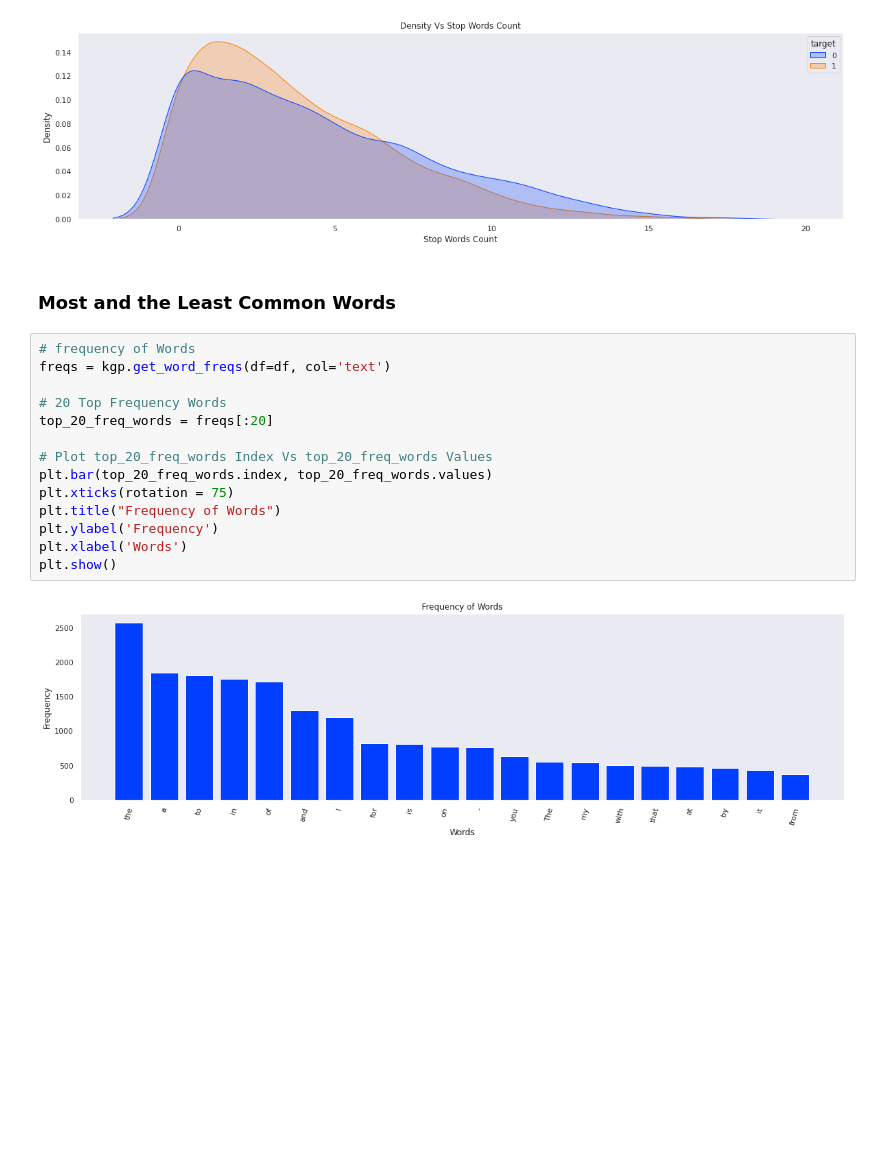
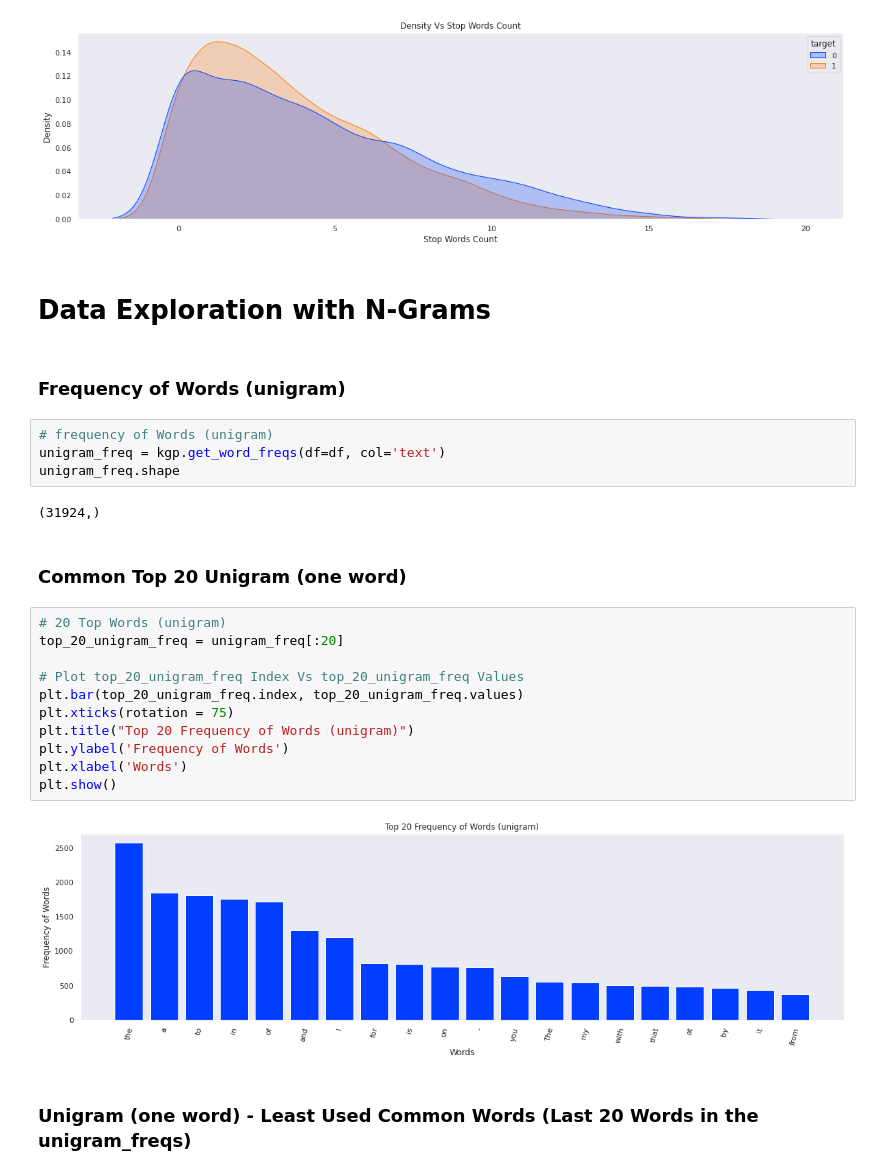
Before and after one commit to data-analytics-professionals/tweet-classification, a Jupyter notebook: tweets.ipynb, the cells around one changed output. Drawn from its saved outputs; the diff is of its cells as text; blank space fills up the shorter version.

```diff
--- a/tweets.ipynb
+++ b/tweets.ipynb
@@ -178,21 +178,30 @@ plt.xlabel('Stop Words Count')
 plt.show()
 # %% [output]
 [figure]
-# %% [markdown]
-### Most and the Least Common Words
+# %% [markdown]
+# Data Exploration with N-Grams
+# %% [markdown]
+### Frequency of Words (unigram)
+# %%
+# frequency of Words (unigram)
+unigram_freq = kgp.get_word_freqs(df=df, col='text')
+unigram_freq.shape
+# %% [output]
+(31924,)
+# %% [markdown]
+### Common Top 20 Unigram (one word)
 # %%
-# frequency of Words
-freqs = kgp.get_word_freqs(df=df, col='text')
+# 20 Top Words (unigram)
+top_20_unigram_freq = unigram_freq[:20]
 
-# 20 Top Frequency Words
-top_20_freq_words = freqs[:20]
-
-# Plot top_20_freq_words Index Vs top_20_freq_words Values
-plt.bar(top_20_freq_words.index, top_20_freq_words.values)
+# Plot top_20_unigram_freq Index Vs top_20_unigram_freq Values
+plt.bar(top_20_unigram_freq.index, top_20_unigram_freq.values)
 plt.xticks(rotation = 75)
-plt.title("Frequency of Words")
-plt.ylabel('Frequency')
+plt.title("Top 20 Frequency of Words (unigram)")
+plt.ylabel('Frequency of Words')
 plt.xlabel('Words')
 plt.show()
 # %% [output]
-[figure, old version]
+[figure, new version]
+# %% [markdown]
+### Unigram (one word) - Least Used Common Words (Last 20 Words in the unigram_freqs)
```
Also changed, not shown: parts of 5 cells of this notebook.
